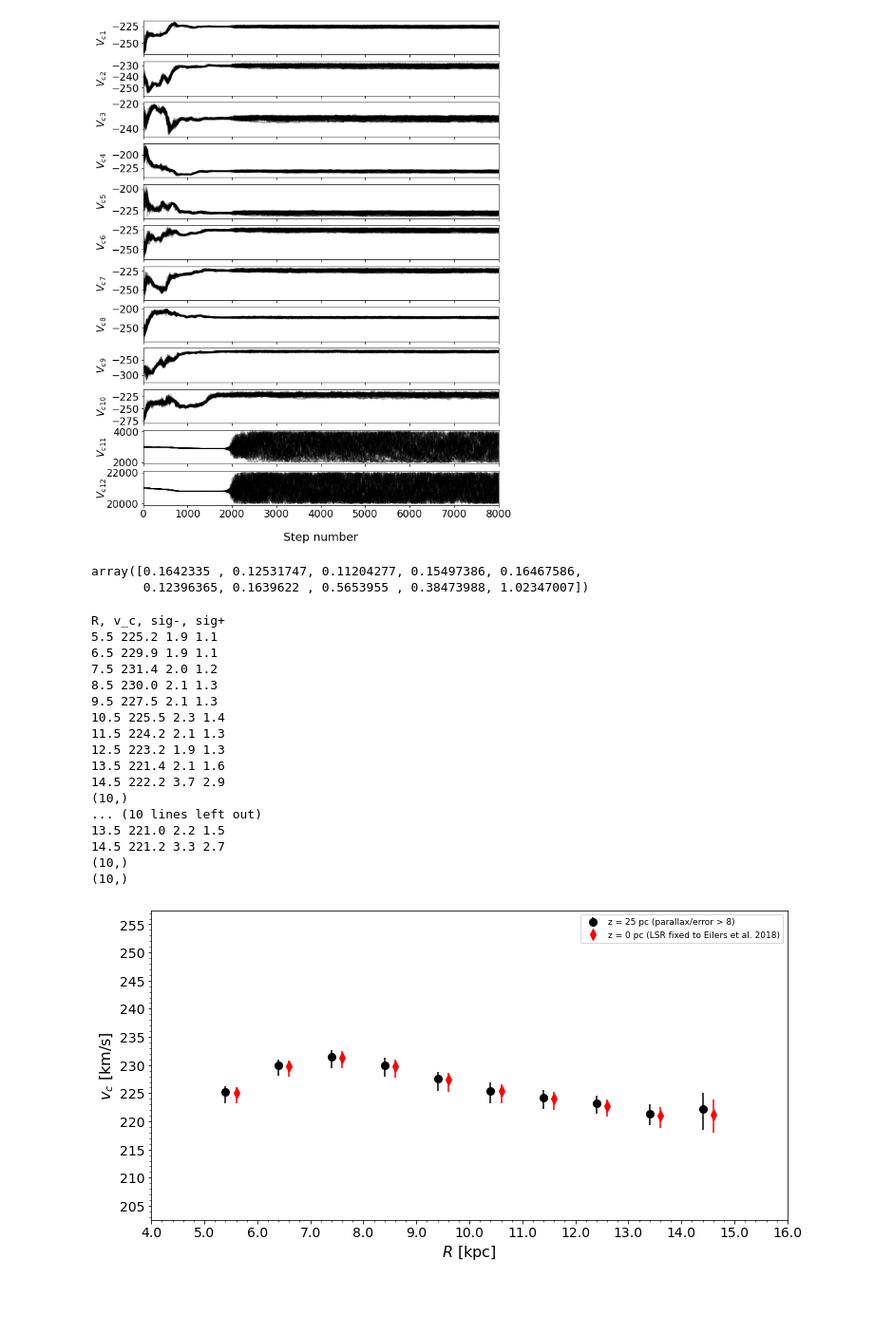
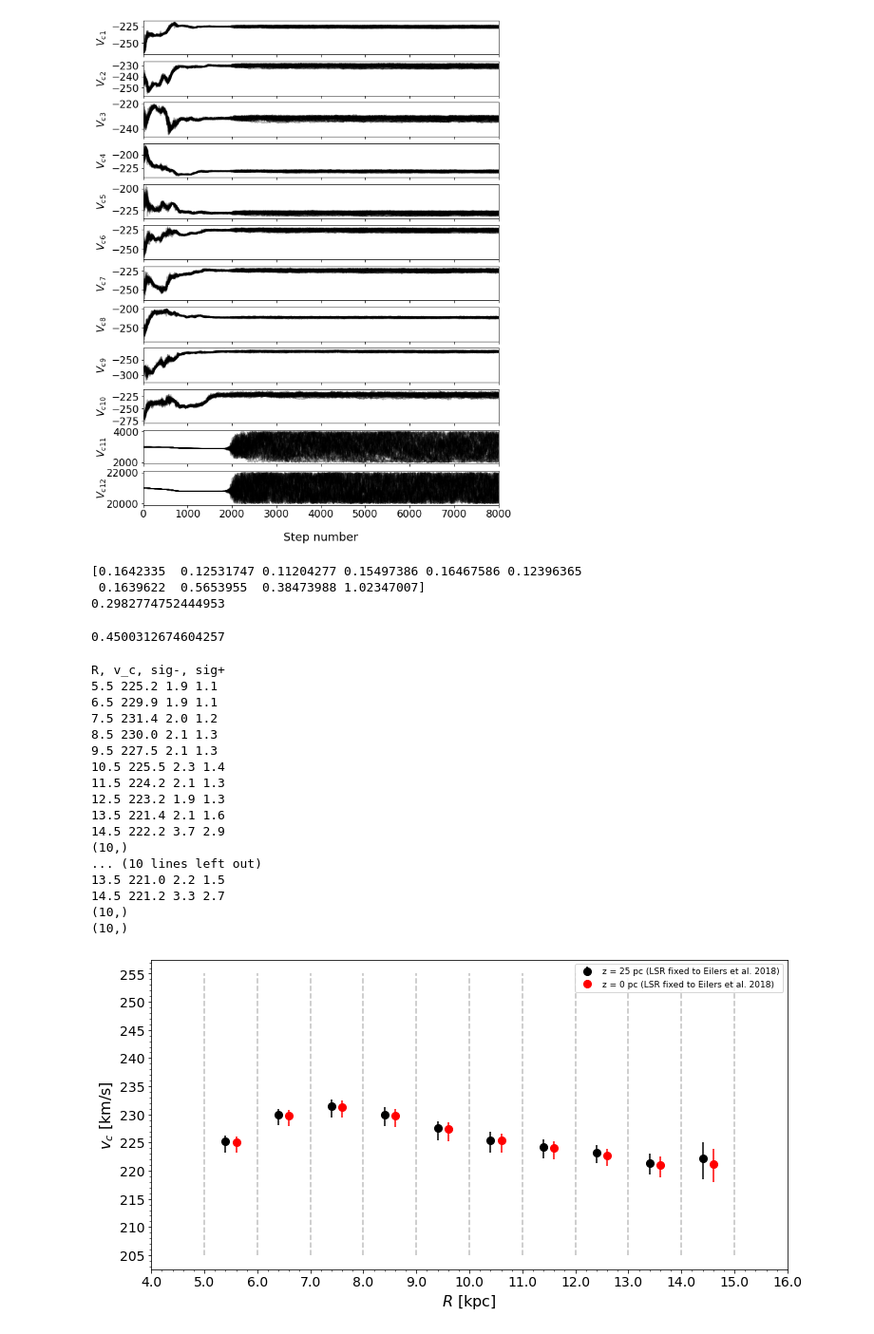
Before and after one commit to HEP-KBFI/gaia-tools, a Jupyter notebook: jupyter-notebook/MCMC_z0_check.ipynb, the cells around one changed output. Shown at 95% size. Cells and saved outputs as stored; diff of their text form; code cells hidden in the pictures; blank space fills up the shorter version.

```diff
--- a/jupyter-notebook/MCMC_z0_check.ipynb
+++ b/jupyter-notebook/MCMC_z0_check.ipynb
@@ -100,10 +100,16 @@ for i in range(ndim):
 velocity_array_z0 = np.array(bin_velocities)
 # %%
 v_diff = velocity_array_z25[0:10, 0] - velocity_array_z0[0:10, 0]
-np.abs(v_diff)
+print(np.abs(v_diff))
+print(np.mean(np.abs(v_diff)))
 # %% [output]
-array([0.1642335 , 0.12531747, 0.11204277, 0.15497386, 0.16467586,
-       0.12396365, 0.1639622 , 0.5653955 , 0.38473988, 1.02347007])
+[0.1642335  0.12531747 0.11204277 0.15497386 0.16467586 0.12396365
+ 0.1639622  0.5653955  0.38473988 1.02347007]
+0.2982774752444953
+# %%
+1/np.abs(velocity_array_z25[0:10,0][-1])*100
+# %% [output]
+0.4500312674604257
 # %%
 # Rotation Curve Plotting Function
 
@@ -182,7 +188,7 @@ def plot_rotation_curve(mcmc_runs,
     fmt = ticker.FuncFormatter(numfmt)
     ax.xaxis.set_major_formatter(fmt)
 
-    bin_edges_r = bin_setup['bin_edges'][0][0]
+    bin_edges_r = bin_setup['bin_edges'][0][0]*8122
 
     from matplotlib.ticker import (MultipleLocator, AutoMinorLocator)
 
@@ -248,31 +254,31 @@ def load_bin_settings(folder_path, is_print=False):
 # %%
 extra_dims = [2, 2]
 
-result_name_1 = 'z = 25 pc (parallax/error > 8)'
+result_name_1 = 'z = 25 pc (LSR fixed to Eilers et al. 2018)'
 result_name_2 = 'z = 0 pc (LSR fixed to Eilers et al. 2018)'
 plot_rotation_curve([paths[0], paths[1]],
                     [result_name_1, result_name_2],
                     [5000, 3000],
                     extra_dims=extra_dims,
                     display_eilers=False,
                     display_bin_edges=True,
                     is_last_merged=False)
 # %% [output]
 R, v_c, sig-, sig+
 5.5 225.2 1.9 1.1
 6.5 229.9 1.9 1.1
 7.5 231.4 2.0 1.2
 8.5 230.0 2.1 1.3
 9.5 227.5 2.1 1.3
 10.5 225.5 2.3 1.4
 11.5 224.2 2.1 1.3
 12.5 223.2 1.9 1.3
 13.5 221.4 2.1 1.6
 14.5 222.2 3.7 2.9
 (10,)
 ... (10 lines left out)
 13.5 221.0 2.2 1.5
 14.5 221.2 3.3 2.7
 (10,)
 (10,)
-[figure, old version]
+[figure, new version]
```
